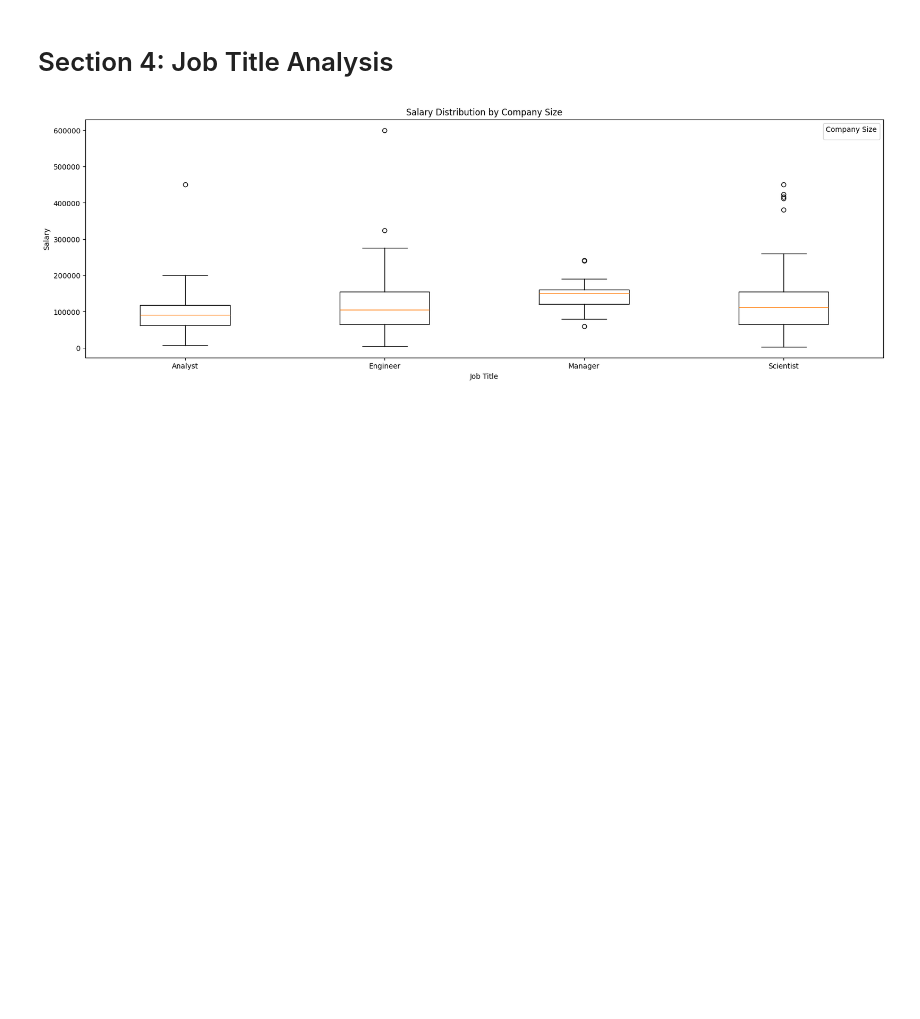
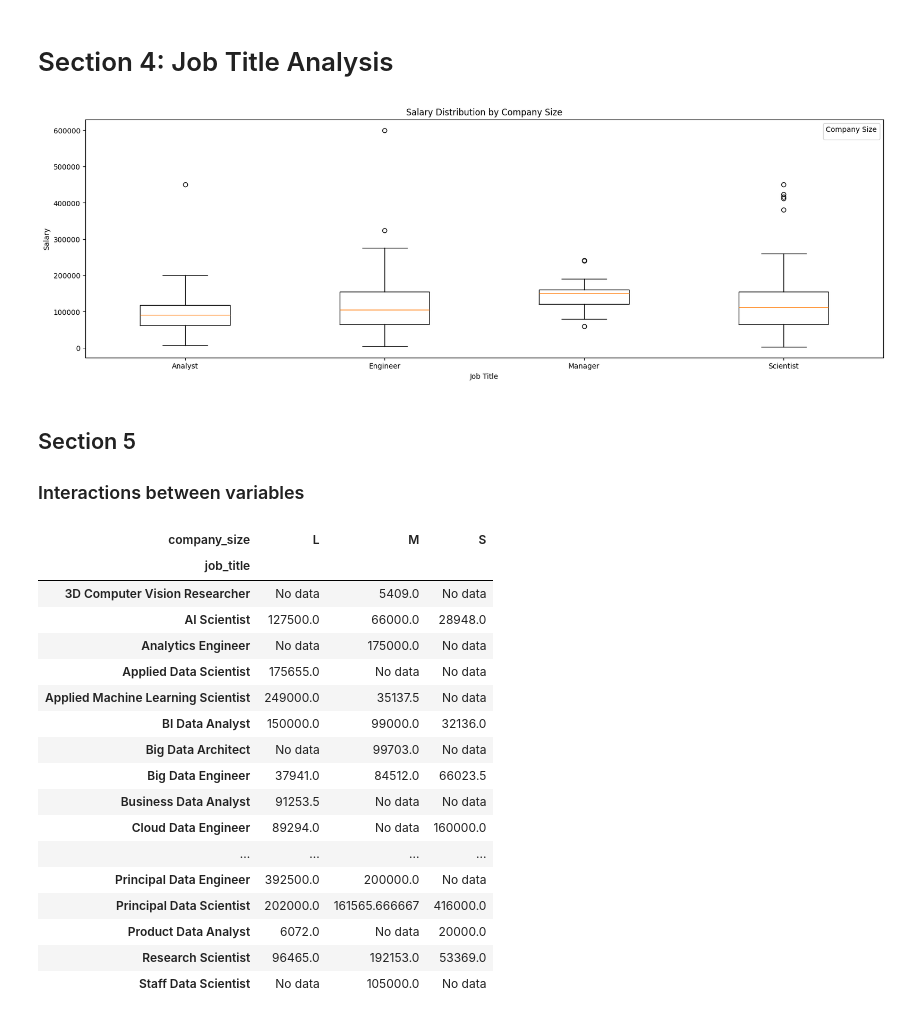
Before and after one commit to krewdreele/stat220labs, a Jupyter notebook: Untitled1.ipynb, the cells around one changed output. Saved outputs shown, nothing was run; the diff lists cells and outputs as text; code cells hidden in the pictures; blank space fills up the shorter version.

Commit message:
Added Section 5 with rounded decimals and NaN values to: no data

```diff
--- a/Untitled1.ipynb
+++ b/Untitled1.ipynb
@@ -291,0 +274,29 @@ for job in jobs:
+# %% [markdown]
+## Section 5
+
+### Interactions between variables
+# %%
+cross_table = pd.crosstab(salaries["job_title"], salaries["company_size"], values=salaries["salary_in_usd"], aggfunc='mean')
+# fillna to change NaN to no data and round to only display two decimals
+cross_table_na = cross_table.fillna("No data")
+cross_table_decimal = cross_table_na.round(2)
+cross_table_decimal
+# %% [output]
+| company_size | L | M | S |
+| job_title |  |  |  |
+| 3D Computer Vision Researcher | No data | 5409.0 | No data |
+| AI Scientist | 127500.0 | 66000.0 | 28948.0 |
+| Analytics Engineer | No data | 175000.0 | No data |
+| Applied Data Scientist | 175655.0 | No data | No data |
+| Applied Machine Learning Scientist | 249000.0 | 35137.5 | No data |
+| BI Data Analyst | 150000.0 | 99000.0 | 32136.0 |
+| Big Data Architect | No data | 99703.0 | No data |
+| Big Data Engineer | 37941.0 | 84512.0 | 66023.5 |
+| Business Data Analyst | 91253.5 | No data | No data |
+| Cloud Data Engineer | 89294.0 | No data | 160000.0 |
+| ... | ... | ... | ... |
+| Principal Data Engineer | 392500.0 | 200000.0 | No data |
+| Principal Data Scientist | 202000.0 | 161565.666667 | 416000.0 |
+| Product Data Analyst | 6072.0 | No data | 20000.0 |
+| Research Scientist | 96465.0 | 192153.0 | 53369.0 |
+| Staff Data Scientist | No data | 105000.0 | No data |
```
Also changed, not shown: parts of 2 cells of this notebook.
